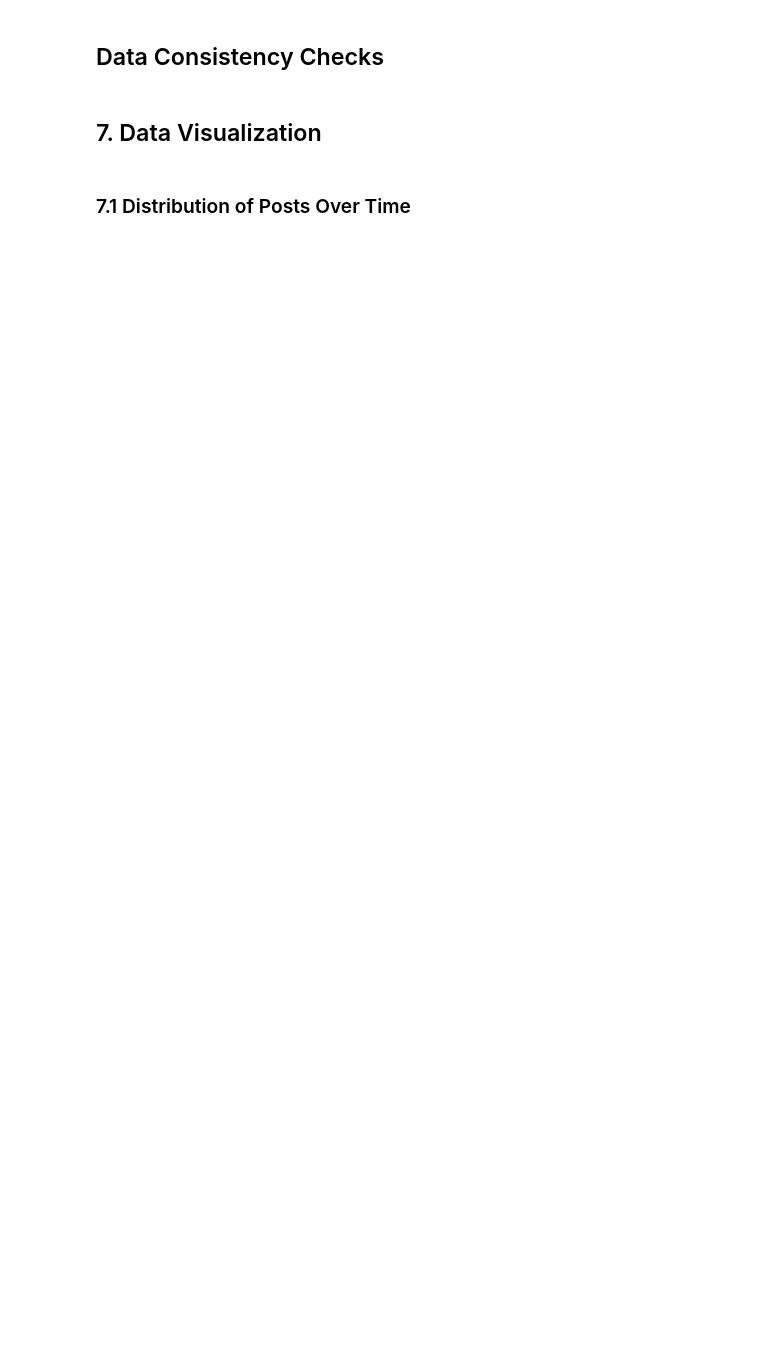
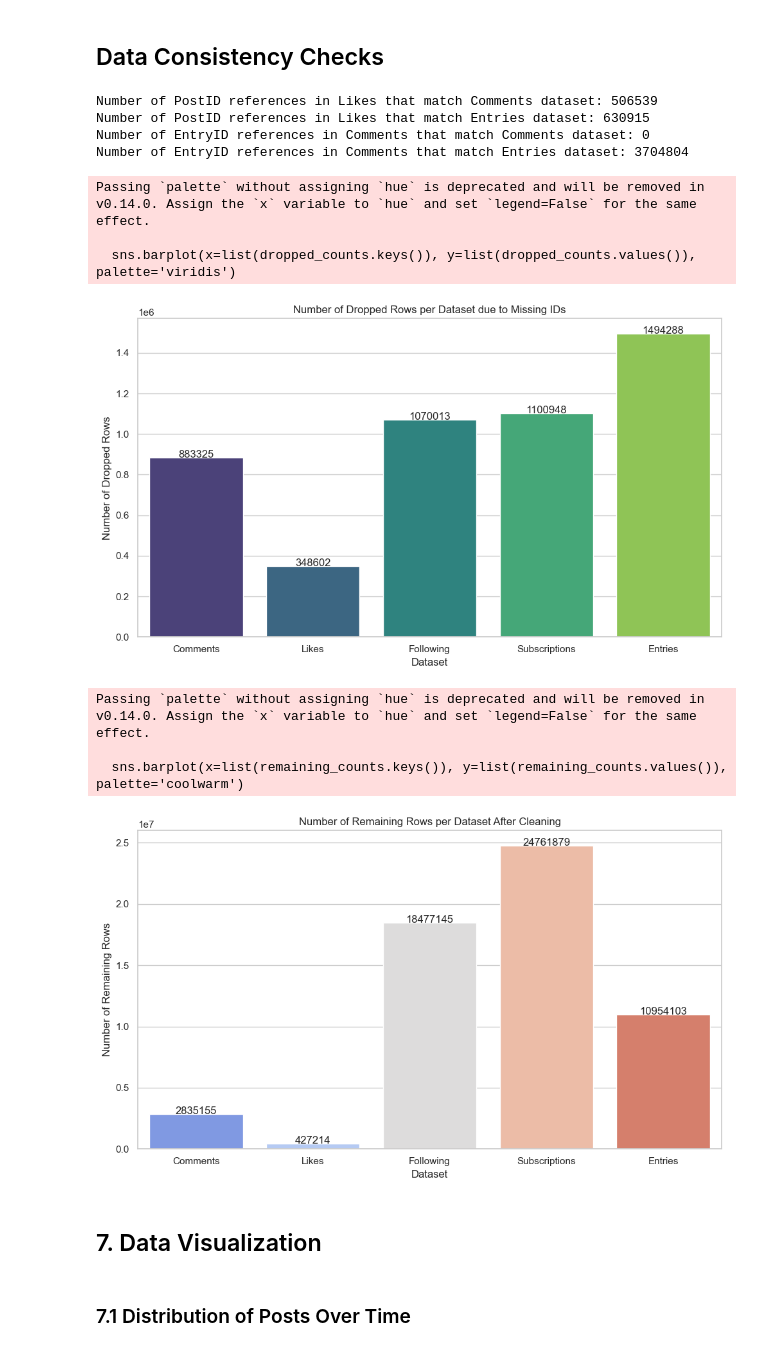
Before and after one commit to samirmehd1yev/friendfeed_project, a Jupyter notebook: S_test.ipynb, the cells around one changed output. Saved outputs shown, nothing was run; the diff lists cells and outputs as text; code cells hidden in the pictures; blank space fills up the shorter version.

```diff
--- a/S_test.ipynb
+++ b/S_test.ipynb
@@ -637,4 +581,23 @@ comments = comments[comments['Timestamp'] >= '2010-01-01']
 entries = entries[entries['Timestamp'] >= '2010-01-01']
 # %% [markdown]
 ## Data Consistency Checks
+# %%
+# Check if there are any `PostID` in Likes that refer to entries in the Comments dataset
+likes_to_comments = likes['PostID'].isin(comments['EntryID']).sum()
+likes_to_entries = likes['PostID'].isin(entries['PostID']).sum()
+
+print(f"Number of PostID references in Likes that match Comments dataset: {likes_to_comments}")
+print(f"Number of PostID references in Likes that match Entries dataset: {likes_to_entries}")
+
+# Check if there are any `EntryID` in Comments that refer to entries in the Comments dataset (i.e., comments on comments)
+comments_to_comments = comments['EntryID'].isin(comments['PostID']).sum()
+comments_to_entries = comments['EntryID'].isin(entries['PostID']).sum()
+
+print(f"Number of EntryID references in Comments that match Comments dataset: {comments_to_comments}")
+print(f"Number of EntryID references in Comments that match Entries dataset: {comments_to_entries}")
+# %% [output]
+Number of PostID references in Likes that match Comments dataset: 506539
+Number of PostID references in Likes that match Entries dataset: 630915
+Number of EntryID references in Comments that match Comments dataset: 0
+Number of EntryID references in Comments that match Entries dataset: 3704804
 # %%
@@ -733,3 +674,39 @@ percentages
+# %%
+import matplotlib.pyplot as plt
+import seaborn as sns
+
+# Visualization 1: Dropped Rows
+plt.figure(figsize=(10, 6))
+sns.barplot(x=list(dropped_counts.keys()), y=list(dropped_counts.values()), palette='viridis')
+plt.title('Number of Dropped Rows per Dataset due to Missing IDs')
+plt.xlabel('Dataset')
+plt.ylabel('Number of Dropped Rows')
+# Add counts on top of bars
+for i, v in enumerate(dropped_counts.values()):
+    plt.text(i, v + 0.5, str(v), ha='center')
+plt.tight_layout()
+plt.show()
+
+# Visualization 2: Remaining Rows
+plt.figure(figsize=(10, 6))
+sns.barplot(x=list(remaining_counts.keys()), y=list(remaining_counts.values()), palette='coolwarm')
+plt.title('Number of Remaining Rows per Dataset After Cleaning')
+plt.xlabel('Dataset')
+plt.ylabel('Number of Remaining Rows')
+# Add counts on top of bars
+for i, v in enumerate(remaining_counts.values()):
+    plt.text(i, v + 0.5, str(v), ha='center')
+plt.tight_layout()
+plt.show()
+# %% [output]
+Passing `palette` without assigning `hue` is deprecated and will be removed in v0.14.0. Assign the `x` variable to `hue` and set `legend=False` for the same effect.
+
+  sns.barplot(x=list(dropped_counts.keys()), y=list(dropped_counts.values()), palette='viridis')
+[figure, added]
+Passing `palette` without assigning `hue` is deprecated and will be removed in v0.14.0. Assign the `x` variable to `hue` and set `legend=False` for the same effect.
+
+  sns.barplot(x=list(remaining_counts.keys()), y=list(remaining_counts.values()), palette='coolwarm')
+[figure, added]
 # %% [markdown]
 ## 7. Data Visualization
 # %% [markdown]
```
Also changed, not shown: parts of 14 cells of this notebook.
